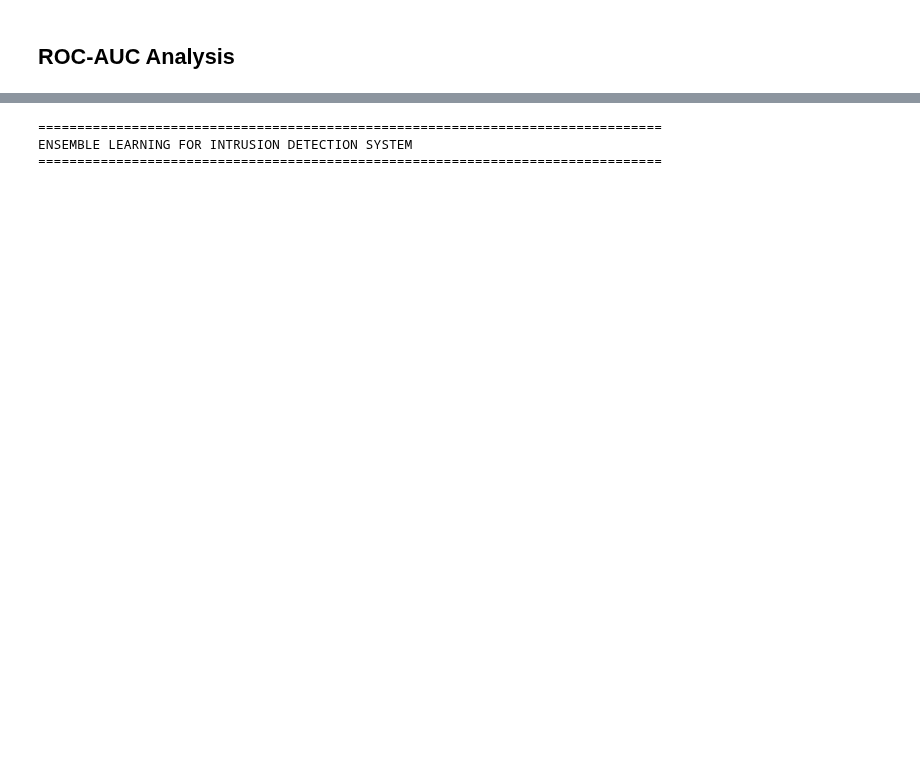
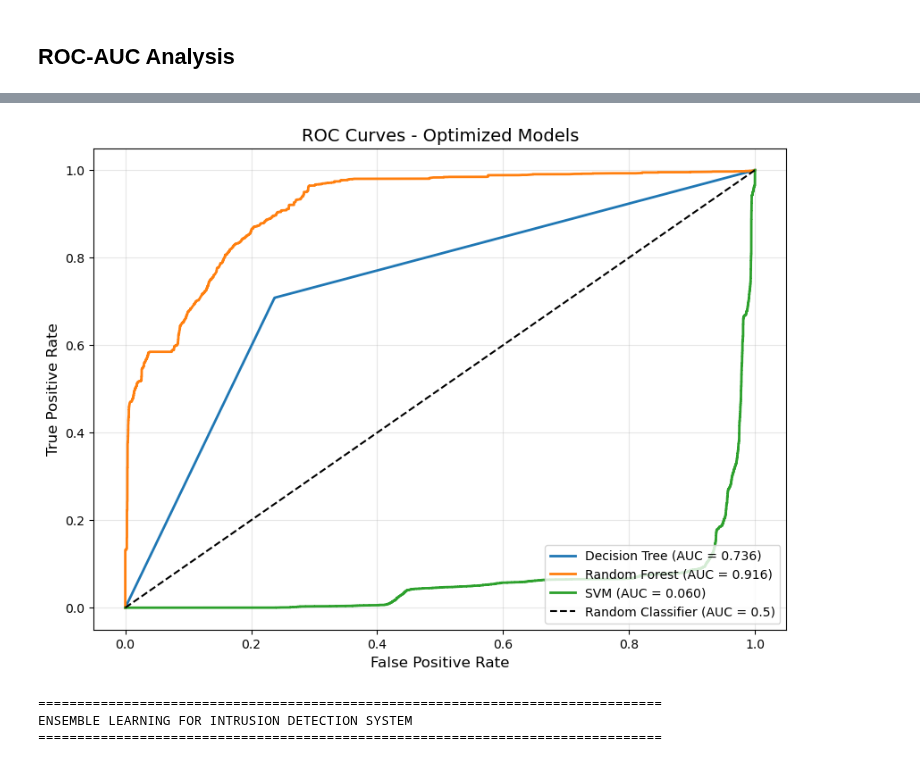
Before and after one commit to AchlysX/NSL-KDD-intrusion-detection, a Jupyter notebook: KDD_notebook.ipynb, the cells around one changed output, grey strips where cells are left out. Saved outputs shown, nothing was run; the diff lists cells and outputs as text; code cells hidden in the pictures; blank space fills up the shorter version.

```diff
--- a/KDD_notebook.ipynb
+++ b/KDD_notebook.ipynb
@@ -51,0 +38,7 @@ os.listdir('/content')
+# %%
+# List files in the local 'data' folder
+print(os.listdir('data'))
+
+# Paths to your training/test datasets
+train_path = 'data/KDDTrain+.arff'
+test_path  = 'data/KDDTest+.arff'
@@ -52,8 +47,4 @@ os.listdir('/content')
 # %%
-##Load content
-# File paths for training and test sets
-train_path = '/content/KDDTrain+.arff'
-test_path = '/content/KDDTest+.arff'
 
 # Function to read .arff files (skip metadata header) ---
 # Since the NSL-KDD files contain ARFF headers that can cause parsing issues we created
@@ -69,7 +60,7 @@ def load_arff_as_csv(file_path):
     data = lines[start:]
 
     # Save temporary CSV
-    tmp_path = '/content/temp.csv'
+    tmp_path = './temp.csv'
     with open(tmp_path, 'w') as f:
         f.writelines(data)
 
@@ -1077,0 +1144,79 @@ plt.show()
+# %%
+# Measure model discrimination ability using ROC curves
+from sklearn.metrics import roc_curve, auc, roc_auc_score
+
+# ============================================
+# IMPORTANT: Vérifier l'ordre des classes
+# ============================================
+print("Class order check:")
+print(f"Decision Tree classes: {best_dt_model.classes_}")
+print(f"Random Forest classes: {best_rf_model.classes_}")
+
+# Convertir y_test en binaire (1 pour anomaly, 0 pour normal)
+y_test_binary = (y_test == 'anomaly').astype(int)
+
+# ============================================
+# Obtenir les scores pour la classe 'anomaly'
+# ============================================
+# Si classes_ = ['anomaly', 'normal'], utilise [:, 0]
+# Si classes_ = ['normal', 'anomaly'], utilise [:, 1]
+
+# Vérifier l'index de 'anomaly'
+anomaly_idx_dt = list(best_dt_model.classes_).index('anomaly')
+anomaly_idx_rf = list(best_rf_model.classes_).index('anomaly')
+
+print(f"\nAnomaly is at index {anomaly_idx_dt} for Decision Tree")
+print(f"Anomaly is at index {anomaly_idx_rf} for Random Forest")
+
+# ============================================
+# Calculate ROC-AUC scores (CORRIGÉ)
+# ============================================
+print("\n" + "="*60)
+print("ROC-AUC SCORES")
+print("="*60)
+
+# Base models - utilise le bon index
+dt_proba_base = dt_model.predict_proba(X_test_scaled)[:, anomaly_idx_dt]
+rf_proba_base = rf_model.predict_proba(X_test_scaled)[:, anomaly_idx_rf]
+svm_scores_base = svm_model.decision_function(X_test_scaled_svm)
+
+auc_dt_base = roc_auc_score(y_test_binary, dt_proba_base)
+auc_rf_base = roc_auc_score(y_test_binary, rf_proba_base)
+auc_svm_base = roc_auc_score(y_test_binary, svm_scores_base)
+
+# Optimized models - utilise le bon index
+dt_proba_opt = best_dt_model.predict_proba(X_test_scaled)[:, anomaly_idx_dt]
+rf_proba_opt = best_rf_model.predict_proba(X_test_scaled)[:, anomaly_idx_rf]
+svm_scores_opt = final_svm_model.decision_function(X_test_scaled_svm)  # ← CORRIGÉ
+
+auc_dt_opt = roc_auc_score(y_test_binary, dt_proba_opt)
+auc_rf_opt = roc_auc_score(y_test_binary, rf_proba_opt)
+auc_svm_opt = roc_auc_score(y_test_binary, svm_scores_opt)
+
+print(f"Decision Tree: {auc_dt_base:.4f} → {auc_dt_opt:.4f}")
+print(f"Random Forest: {auc_rf_base:.4f} → {auc_rf_opt:.4f}")
+print(f"SVM: {auc_svm_base:.4f} → {auc_svm_opt:.4f}")
+print("="*60)
+
+# ============================================
+# Plot ROC curves (CORRIGÉ)
+# ============================================
+plt.figure(figsize=(10, 7))
+
+# Calculate ROC curves avec les bons scores
+fpr_dt, tpr_dt, _ = roc_curve(y_test_binary, dt_proba_opt)
+fpr_rf, tpr_rf, _ = roc_curve(y_test_binary, rf_proba_opt)
+fpr_svm, tpr_svm, _ = roc_curve(y_test_binary, svm_scores_opt)  # ← CORRIGÉ
+
+plt.plot(fpr_dt, tpr_dt, label=f'Decision Tree (AUC = {auc_dt_opt:.3f})', linewidth=2)
+plt.plot(fpr_rf, tpr_rf, label=f'Random Forest (AUC = {auc_rf_opt:.3f})', linewidth=2)
+plt.plot(fpr_svm, tpr_svm, label=f'SVM (AUC = {auc_svm_opt:.3f})', linewidth=2)
+plt.plot([0, 1], [0, 1], 'k--', label='Random Classifier (AUC = 0.5)')
+
+plt.xlabel('False Positive Rate', fontsize=12)
+plt.ylabel('True Positive Rate', fontsize=12)
+plt.title('ROC Curves - Optimized Models', fontsize=14)
+plt.legend(loc='lower right', fontsize=10)
+plt.grid(alpha=0.3)
+plt.show()
+# %% [output]
@@ -1078,3 +1237,4 @@ plt.show()
+[figure, added]
 # %%
 from sklearn.ensemble import BaggingClassifier, VotingClassifier, StackingClassifier, AdaBoostClassifier, GradientBoostingClassifier
 from sklearn.metrics import classification_report, confusion_matrix, ConfusionMatrixDisplay
```
Also changed, not shown: parts of 29 cells of this notebook, 1 other file.
